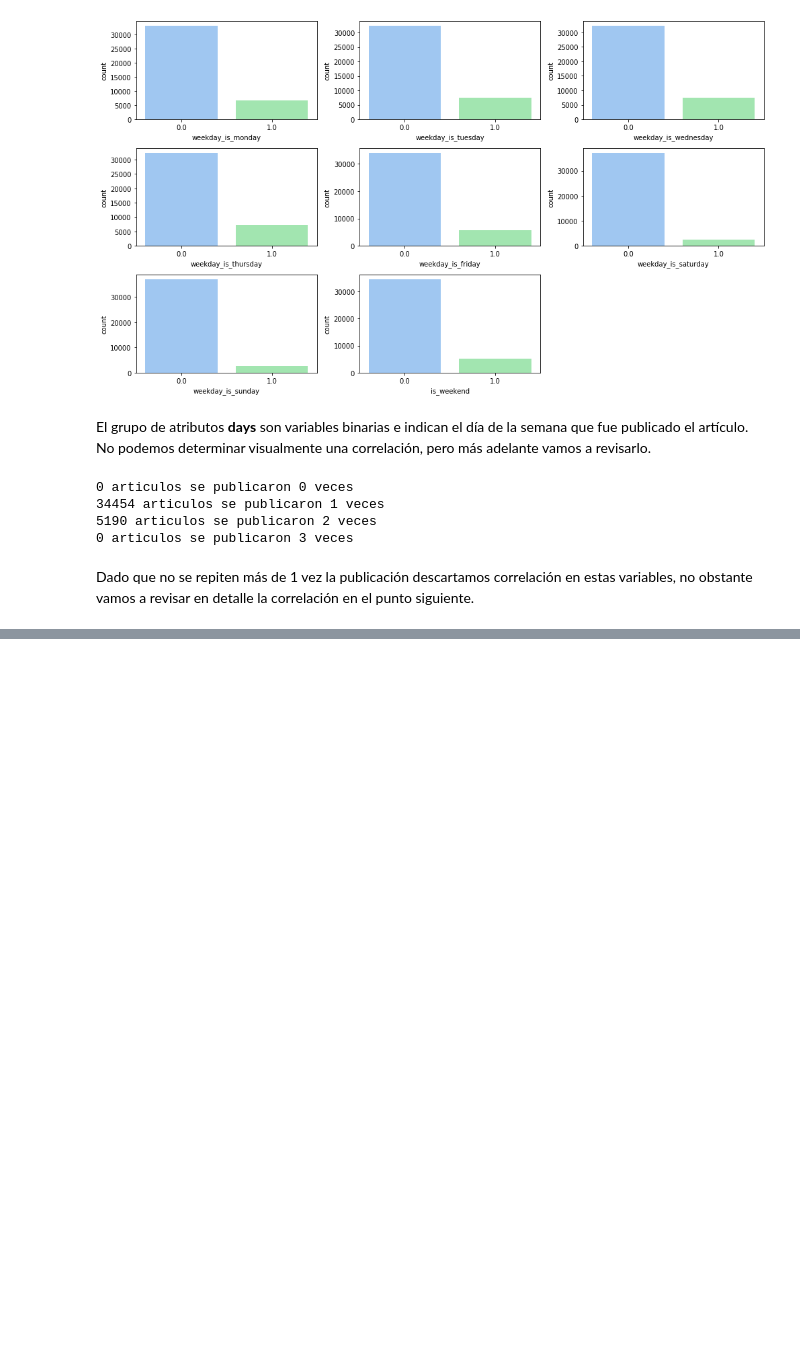
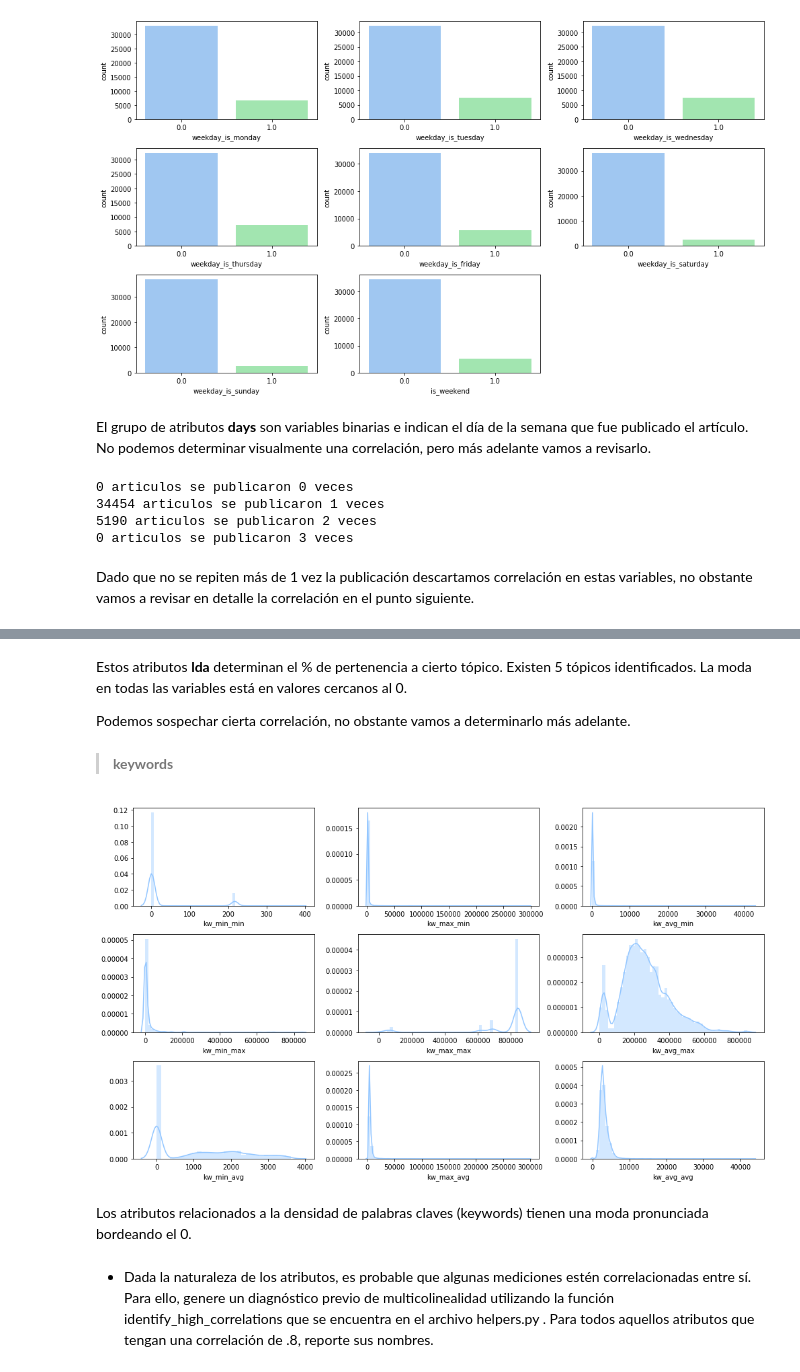
Before and after one commit to ridexmoler/modulo-machine-learning, a Jupyter notebook: semana5/sesion10/Pablo-Rocco-ACT010/notebook.ipynb, the cells around one changed output, grey strips where cells are left out. Drawn from its saved outputs; the diff is of its cells as text; code cells hidden in the pictures; blank space fills up the shorter version.

```diff
--- a/semana5/sesion10/Pablo-Rocco-ACT010/notebook.ipynb
+++ b/semana5/sesion10/Pablo-Rocco-ACT010/notebook.ipynb
@@ -153,0 +185,14 @@ hlp.grid_plot_batch(sentiments, 3, sns.distplot)
+# %% [markdown]
+Estos atributos __lda__ determinan el % de pertenencia a cierto tópico. Existen 5 tópicos identificados. La moda en todas las variables está en valores cercanos al 0.
+
+Podemos sospechar cierta correlación, no obstante vamos a determinarlo más adelante.
+# %% [markdown]
+> __keywords__
+# %%
+hlp.grid_plot_batch(keywords, 3, sns.distplot)
+# %% [output]
+[figure, added]
+# %% [markdown]
+Los atributos relacionados a la densidad de palabras claves (keywords) tienen una moda pronunciada bordeando el 0.
+# %% [markdown]
+* Dada la naturaleza de los atributos, es probable que algunas mediciones estén correlacionadas entre sí. Para ello, genere un diagnóstico previo de multicolinealidad utilizando la función identify_high_correlations que se encuentra en el archivo helpers.py . Para todos aquellos atributos que tengan una correlación de .8, reporte sus nombres.
```
Also changed, not shown: parts of 44 cells of this notebook, 2 other files.
